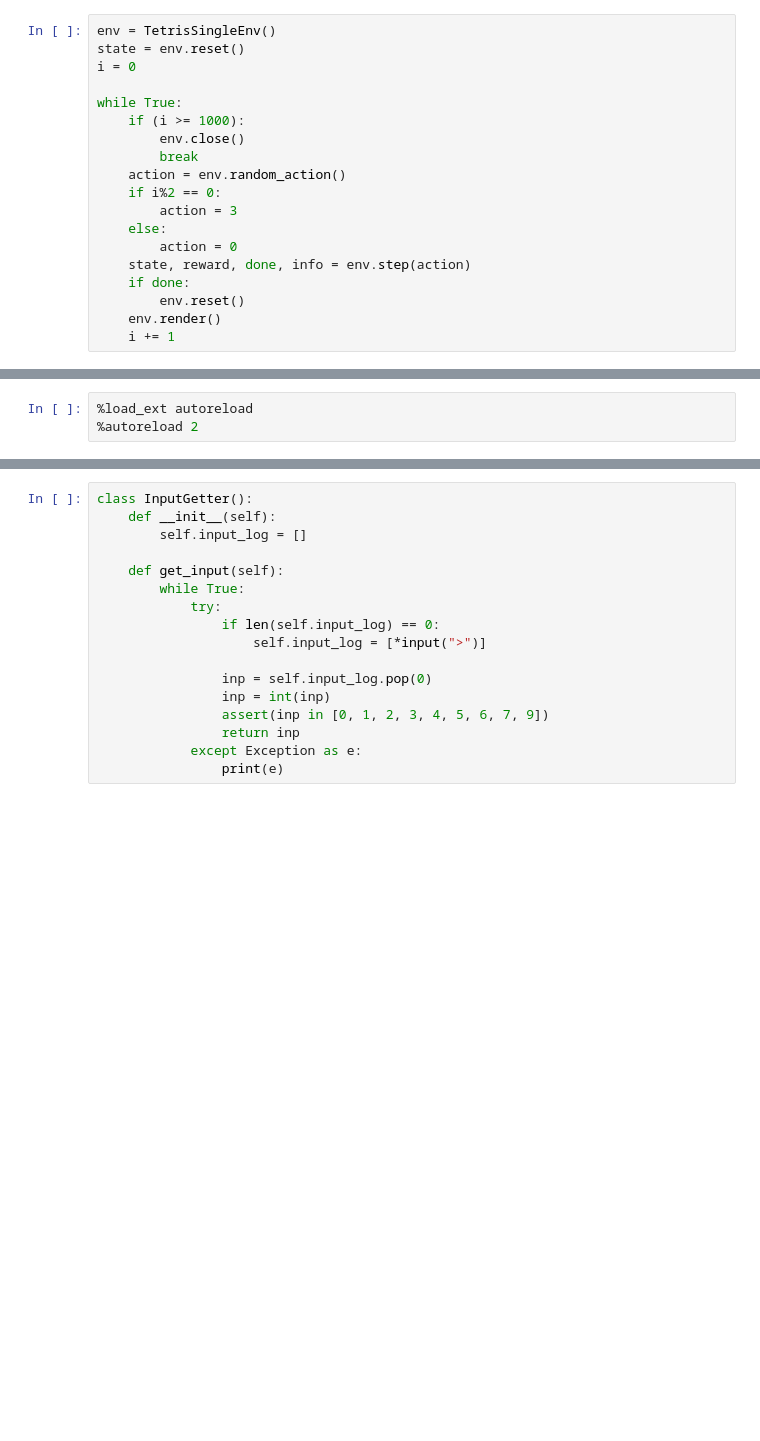
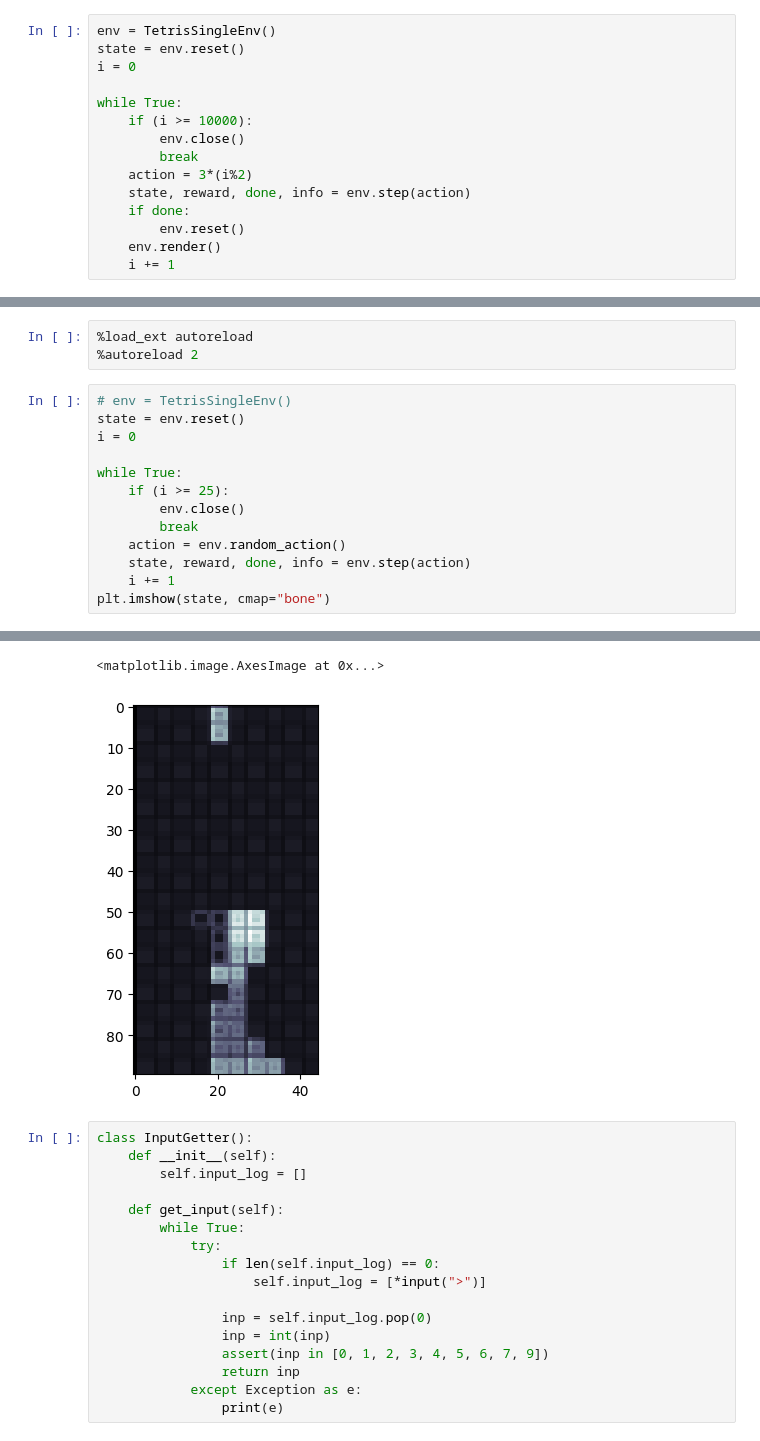
Before and after one commit to cfiske3302/Premkumar_--Giridhar_--, a Jupyter notebook: bare_ass_tetris.ipynb, the cells around one changed output, grey strips where cells are left out. Drawn from its saved outputs; the diff is of its cells as text; blank space fills up the shorter version.

```diff
--- a/bare_ass_tetris.ipynb
+++ b/bare_ass_tetris.ipynb
@@ -17,14 +17,10 @@ state = env.reset()
 i = 0
 
 while True:
-    if (i >= 1000):
+    if (i >= 10000):
         env.close()
         break
-    action = env.random_action()
-    if i%2 == 0:
-        action = 3
-    else:
-        action = 0
+    action = 3*(i%2)
     state, reward, done, info = env.step(action)
     if done:
         env.reset()
@@ -51,3 +65,17 @@ com_event.get() ['HOLD, 6\n']
 # %%
 %load_ext autoreload
 %autoreload 2
+# %%
+# env = TetrisSingleEnv()
+state = env.reset()
+i = 0
+
+while True:
+    if (i >= 25):
+        env.close()
+        break
+    action = env.random_action()
+    state, reward, done, info = env.step(action)
+    i += 1
+plt.imshow(state, cmap="bone")
+# %% [output]
@@ -54,3 +99,5 @@ com_event.get() ['HOLD, 6\n']
+<matplotlib.image.AxesImage at 0x...>
+[figure, added]
 # %%
 class InputGetter():
     def __init__(self):
```
Also changed, not shown: parts of 4 cells of this notebook, 2 other files.
